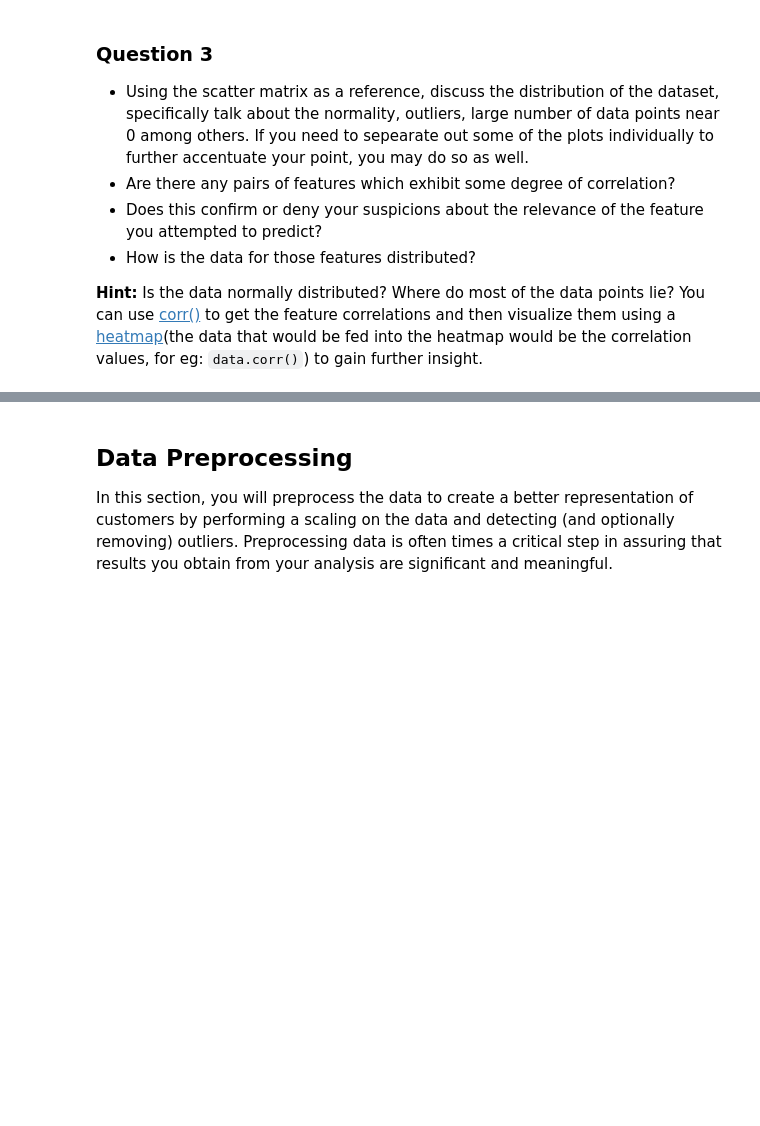
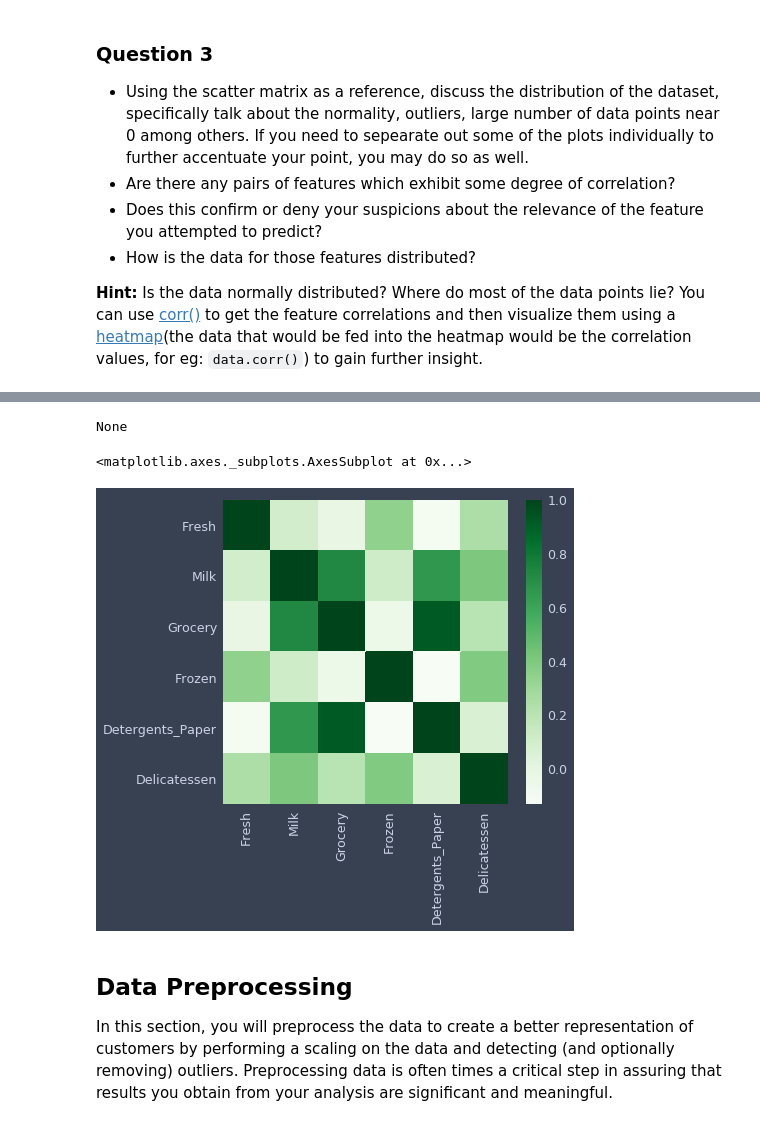
Before and after one commit to iuliakhomenko/MLND, a Jupyter notebook: p3/customer_segments.ipynb, the cells around one changed output, grey strips where cells are left out. Drawn from its saved outputs; the diff is of its cells as text; code cells hidden in the pictures; blank space fills up the shorter version.

```diff
--- a/p3/customer_segments.ipynb
+++ b/p3/customer_segments.ipynb
@@ -156,0 +202,8 @@ pd.plotting.scatter_matrix(data, alpha = 0.3, figsize = (14,8), diagonal = 'kde'
+# %%
+print(display(data.corr()))
+
+sns.heatmap(data.corr(),
+            xticklabels=corr.columns.values,
+            yticklabels=corr.columns.values,
+            cmap = 'Greens')
+# %% [output]
@@ -157,3 +217,6 @@ pd.plotting.scatter_matrix(data, alpha = 0.3, figsize = (14,8), diagonal = 'kde'
+None
+<matplotlib.axes._subplots.AxesSubplot at 0x...>
+[figure, added]
 # %% [markdown]
 ## Data Preprocessing
 In this section, you will preprocess the data to create a better representation of customers by performing a scaling on the data and detecting (and optionally removing) outliers. Preprocessing data is often times a critical step in assuring that results you obtain from your analysis are significant and meaningful.
```
Also changed, not shown: parts of 15 cells of this notebook.
